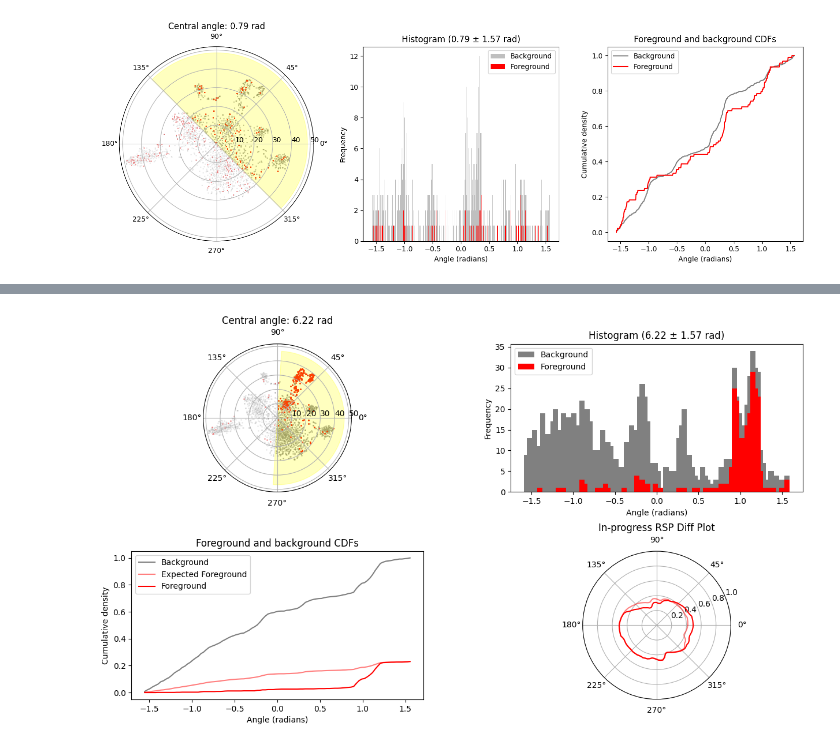
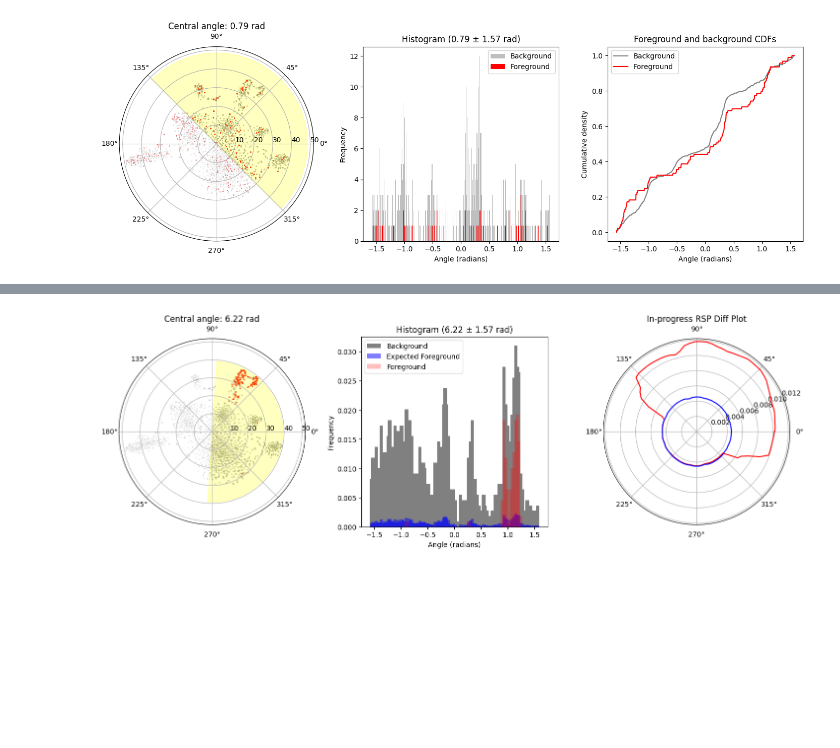
Before and after one commit to cytronicoder/BioRSP, a Jupyter notebook: notebooks/dev.ipynb, the cells around one changed output, grey strips where cells are left out. Drawn from its saved outputs; the diff is of its cells as text; code cells hidden in the pictures; blank space fills up the shorter version.

```diff
--- a/notebooks/dev.ipynb
+++ b/notebooks/dev.ipynb
@@ -62,7 +62,7 @@ plt.show()
 [figure]
 # %%
 genes_of_interest = "Actc1"
-threshold = 5
+threshold = 10
 
 fg_indices, bg_indices = rsp.define_foreground_and_background(
     adata, genes=genes_of_interest, threshold=threshold, mode="any", verbose=1
@@ -375,20 +313,23 @@ def update(frame):
         fg_theta, bg_theta, central_angle, scanning_window, resolution
     )
 
-    norm_fg_hist, norm_bg_hist = rsp.normalize_histograms(fg_hist, bg_hist)
-    fg_cdf, bg_cdf = rsp.calculate_cdfs(norm_fg_hist, norm_bg_hist)
+    fg_hist, bg_hist = rsp.normalize_histograms(fg_hist, bg_hist)
+    # print(np.sum(fg_hist), np.sum(bg_hist))
 
-    n_f = np.sum(fg_hist)
-    n_b = np.sum(bg_hist)
+    coverage = len(fg_theta) / len(bg_theta) # Total coverage of foreground over background
 
-    fg_cdf = fg_cdf * (n_f / n_b)
-    exp_fg_cdf = bg_cdf * (n_f / n_b)
+    foreground_histogram = np.asarray(fg_hist)
+    background_histogram = np.asarray(bg_hist)
 
-    area_cdf_diff = np.trapezoid(np.abs(fg_cdf - bg_cdf), dx=1.0 / resolution)
-    exp_area_cdf_diff = np.trapezoid(np.abs(exp_fg_cdf - bg_cdf), dx=1.0 / resolution)
+    expected_foreground = bg_hist * coverage
+    # print(np.sum(expected_foreground))
 
-    rsp_diffs[frame] = area_cdf_diff
-    exp_rsp_diffs[frame] = exp_area_cdf_diff
+    deviation = foreground_histogram - expected_foreground
+    print(np.sum(np.abs(deviation)), np.trapz(np.abs(deviation), dx=2 * np.pi / resolution))
+    rsp_diff = np.trapz(np.abs(deviation), dx=2 * np.pi / resolution)
+
+    rsp_diffs[frame] = rsp_diff
+    exp_rsp_diffs[frame] = np.trapz(expected_foreground, dx=2 * np.pi / resolution)
 
     # Update Polar Plot
     ax[0].cla()
@@ -422,16 +363,25 @@ def update(frame):
     ax[1].cla()
     ax[1].bar(
         bin_centers,
-        bg_hist,
+        background_histogram,
         width=2 * np.pi / resolution,
         color="gray",
         label="Background",
     )
     ax[1].bar(
         bin_centers,
-        fg_hist,
+        expected_foreground,
+        width=2 * np.pi / resolution,
+        color="blue",
+        alpha=0.5,
+        label="Expected Foreground",
+    )
+    ax[1].bar(
+        bin_centers,
+        foreground_histogram,
         width=2 * np.pi / resolution,
         color="red",
+        alpha=0.25,
         label="Foreground",
     )
     ax[1].set_xlabel("Angle (radians)")
@@ -439,46 +389,52 @@ def update(frame):
     ax[1].legend()
     ax[1].set_title(f"Histogram ({central_angle:.2f} ± {scanning_window / 2:.2f} rad)")
 
-    # Update CDF Plot
-    ax[2].cla()
-    ax[2].plot(bin_centers, bg_cdf, color="gray", label="Background")
-    ax[2].plot(
-        bin_centers, exp_fg_cdf, color="red", alpha=0.5, label="Expected Foreground"
-    )
-    ax[2].plot(bin_centers, fg_cdf, color="red", label="Foreground")
-    ax[2].set_xlabel("Angle (radians)")
-    ax[2].set_ylabel("Cumulative density")
-    ax[2].legend()
-    ax[2].set_title("Foreground and background CDFs")
+    # # Update CDF Plot
+    # ax[2].cla()
+    # ax[2].plot(bin_centers, cdf_background, color="gray", label="Background")
+    # ax[2].plot(
+    #     bin_centers, cdf_expected_foreground, color="blue", label="Expected Foreground"
+    # )
+    # ax[2].plot(bin_centers, cdf_foreground, color="red", label="Foreground")
+    # ax[2].set_xlabel("Angle (radians)")
+    # ax[2].set_ylabel("Cumulative density")
+    # ax[2].legend()
+    # ax[2].set_title("Foreground and background CDFs")
 
     # Update RSP Plot
-    ax[3].cla()
-    ax[3].set_title("In-progress RSP Diff Plot")
-    ax[3].plot(
+    ax[2].cla()
+    ax[2].set_title("In-progress RSP Diff Plot")
+    ax[2].plot(
         angles[: frame + 1], rsp_diffs[: frame + 1], color="red", label="Foreground"
     )
-    ax[3].plot(
+    ax[2].plot(
         angles[: frame + 1],
         exp_rsp_diffs[: frame + 1],
-        color="red",
-        alpha=0.5,
+        color="blue",
         label="Expected Foreground",
     )
-    ax[3].set_ylim(0, 1)
-    ax[3].grid(True)
+    # ax[2].set_ylim(0, 1)
+    ax[2].grid(True)
 
 
-fig = plt.figure(figsize=(15, 8))
+fig = plt.figure(figsize=(17.5, 5))
 ax = [
-    plt.subplot(221, projection="polar"),
-    plt.subplot(222),
-    plt.subplot(223),
-    plt.subplot(224, projection="polar"),
+    plt.subplot(131, projection="polar"),
+    plt.subplot(132),
+    plt.subplot(133, projection="polar"),
 ]
 
 fig.subplots_adjust(wspace=0.3, hspace=0.4)
 
 animation = FuncAnimation(fig, update, frames=resolution, interval=100, repeat=True)
 animation.save("animation.gif", writer="pillow", fps=10)
+
+# find the area of the rsp_diffs and the exp_rsp_diffs
+area_rsp_diffs = np.trapz(rsp_diffs, dx=2 * np.pi / resolution)
+area_exp_rsp_diffs = np.trapz(exp_rsp_diffs, dx=2 * np.pi / resolution)
+
+print(f"Area of RSP differences: {area_rsp_diffs:.2f}")
+print(f"Area of Expected RSP differences: {area_exp_rsp_diffs:.2f}")
+
 plt.show()
 # %% [output]
@@ -485 +460 @@ plt.show()
-[figure, old version]
+[figure, new version]
```
Also changed, not shown: parts of 6 cells of this notebook, 4 other files.
